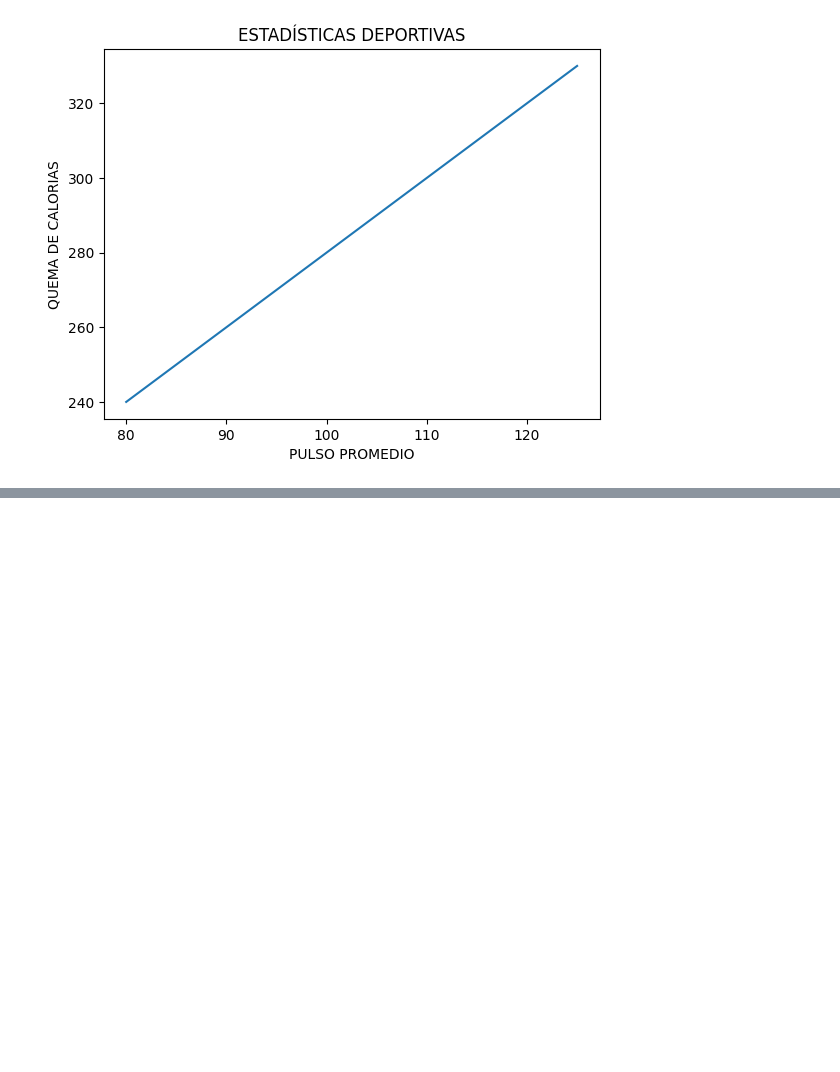
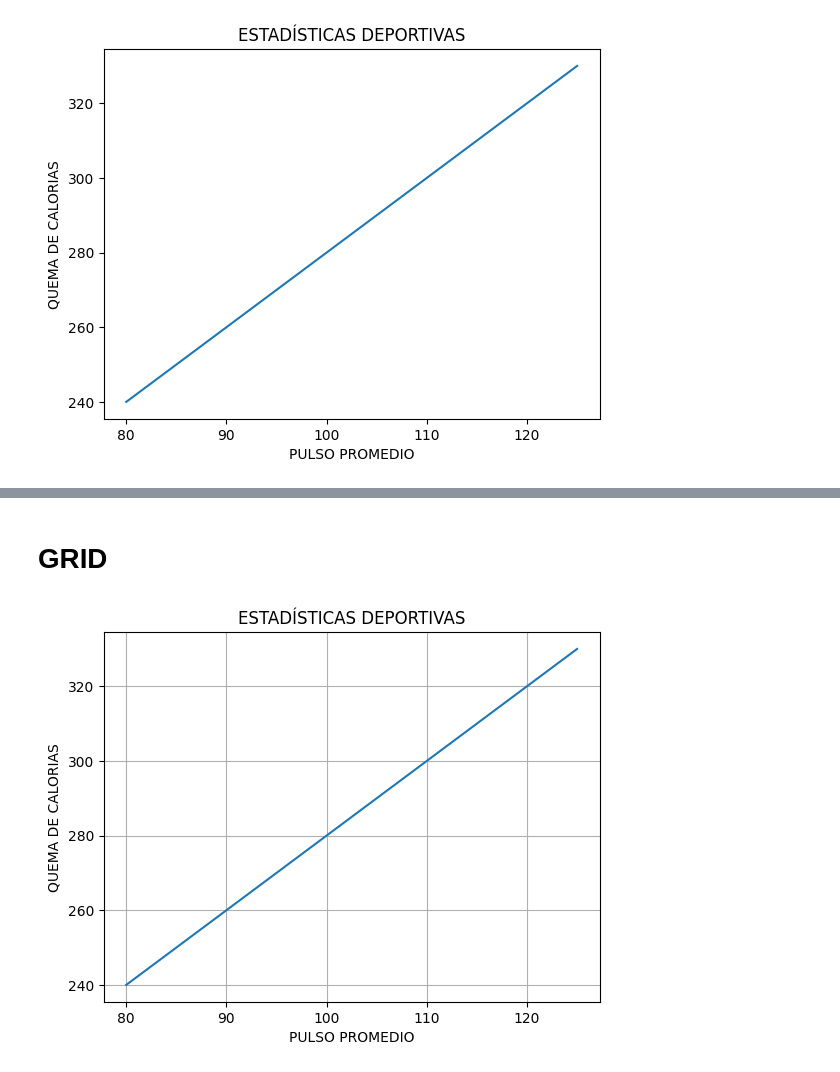
Before and after one commit to CarlosGal19/Curso-python, a Jupyter notebook: Simon/Clase 4 curso.ipynb, the cells around one changed output, grey strips where cells are left out. Saved outputs shown, nothing was run; the diff lists cells and outputs as text; code cells hidden in the pictures; blank space fills up the shorter version.

```diff
--- a/Simon/Clase 4 curso.ipynb
+++ b/Simon/Clase 4 curso.ipynb
@@ -502,0 +521,17 @@ font=()
+# %% [markdown]
+# GRID
+# %%
+x = np.array([80,85,90,95,100,105,110,115,120,125])
+y = np.array([240,250,260,270,280,290,300,310,320,330])
+
+plt.title("ESTADÍSTICAS DEPORTIVAS")
+plt.xlabel("PULSO PROMEDIO")
+plt.ylabel("QUEMA DE CALORIAS")
+
+plt.plot(x,y)
+
+plt.grid()
+
+plt.show()
+# %% [output]
+[figure, added]
```
Also changed, not shown: parts of 7 cells of this notebook.
